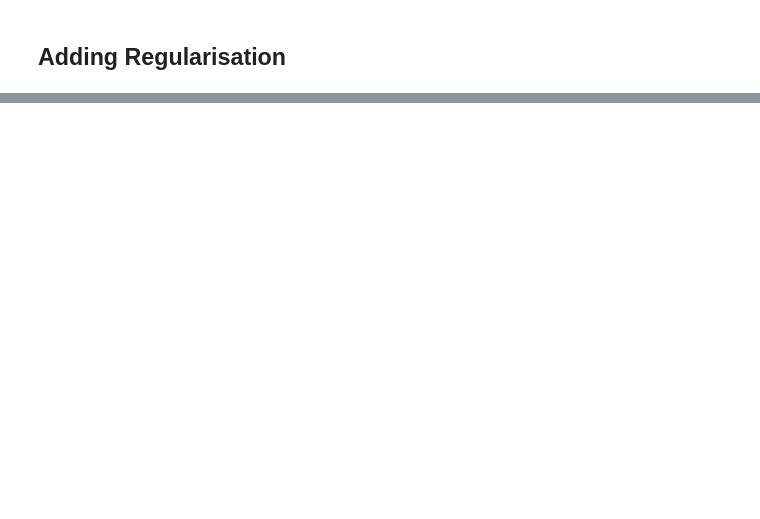
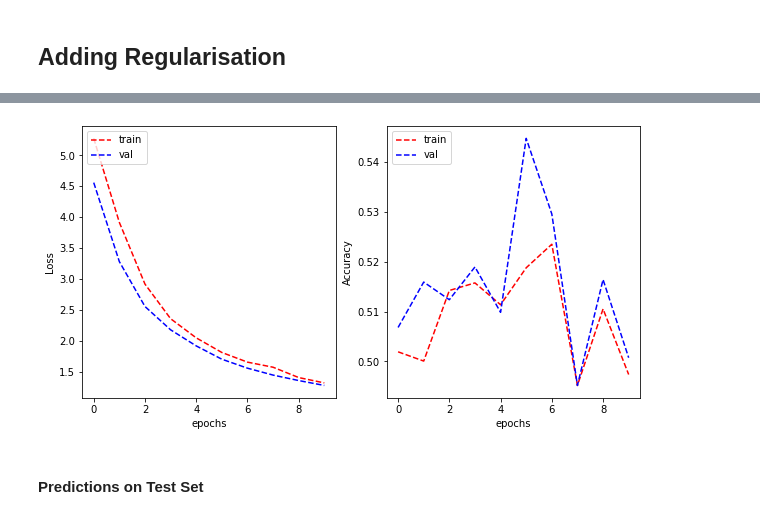
Before and after one commit to Transhumanistx/CML_ColonCancer, a Jupyter notebook: colon_cancer_classification_s3717205.ipynb, the cells around one changed output, grey strips where cells are left out. Drawn from its saved outputs; the diff is of its cells as text; code cells hidden in the pictures; blank space fills up the shorter version.

```diff
--- a/colon_cancer_classification_s3717205.ipynb
+++ b/colon_cancer_classification_s3717205.ipynb
@@ -463,0 +471,31 @@ ValueError: ignored
+# %%
+import tensorflow_probability as tfp
+
+divergence_fn = lambda q,p,_:tfp.distributions.kl_divergence(q,p)/3457
+
+model_bayes = tf.keras.Sequential([
+
+    tfp.layers.Convolution2DReparameterization(input_shape = (27, 27, 3), filters = 8, kernel_size = 16, activation = 'relu',
+                                                kernel_prior_fn = tfp.layers.default_multivariate_normal_fn,
+                                                kernel_posterior_fn = tfp.layers.default_mean_field_normal_fn(is_singular = False),
+                                                kernel_divergence_fn = divergence_fn,
+                                                bias_prior_fn = tfp.layers.default_multivariate_normal_fn,
+                                                bias_posterior_fn = tfp.layers.default_mean_field_normal_fn(is_singular=False),
+                                                bias_divergence_fn = divergence_fn
+                                            ),
+    tf.keras.layers.MaxPooling2D(2, 2),
+    tf.keras.layers.Conv2D(32, (3, 3), activation = 'relu'),
+    tf.keras.layers.MaxPooling2D(2, 2),
+    tf.keras.layers.Flatten(),
+    tf.keras.layers.Dense(512, activation = 'relu'),
+    tf.keras.layers.Dropout(0.2),
+    tfp.layers.DenseReparameterization(units = tfp.layers.OneHotCategorical.params_size(2), activation = None,
+                                        kernel_prior_fn = tfp.layers.default_multivariate_normal_fn,
+                                        kernel_posterior_fn = tfp.layers.default_mean_field_normal_fn(is_singular = False),
+                                        kernel_divergence_fn = divergence_fn,
+                                        bias_prior_fn = tfp.layers.default_multivariate_normal_fn,
+                                        bias_posterior_fn = tfp.layers.default_mean_field_normal_fn(is_singular = False),
+                                        bias_divergence_fn = divergence_fn
+                                    ),
+    tfp.layers.OneHotCategorical(2)
+])
@@ -463,0 +522,7 @@ ValueError: ignored
+# %%
+from tensorflow.keras.optimizers import Adam
+
+model_bayes.compile(loss = negative_log_likelihood,
+                    optimizer = Adam(learning_rate=0.005),
+                    metrics = ['accuracy'],
+                    experimental_run_tf_function = False)
@@ -463,0 +531,2 @@ ValueError: ignored
+# %%
+history_bayes = model_bayes.fit(train_generator, validation_data = validation_generator, epochs = 10, verbose = 1)
@@ -463,0 +554,8 @@ ValueError: ignored
+# %%
+plot_learning_curve(history_bayes.history['loss'], history_bayes.history['val_loss'],
+                    history_bayes.history['accuracy'], history_bayes.history['val_accuracy'],
+                    metric_name = 'Accuracy')
+# %% [output]
+[figure, added]
+# %% [markdown]
+#### **Predictions on Test Set**
```
Also changed, not shown: parts of 43 cells of this notebook, 1 other file.
